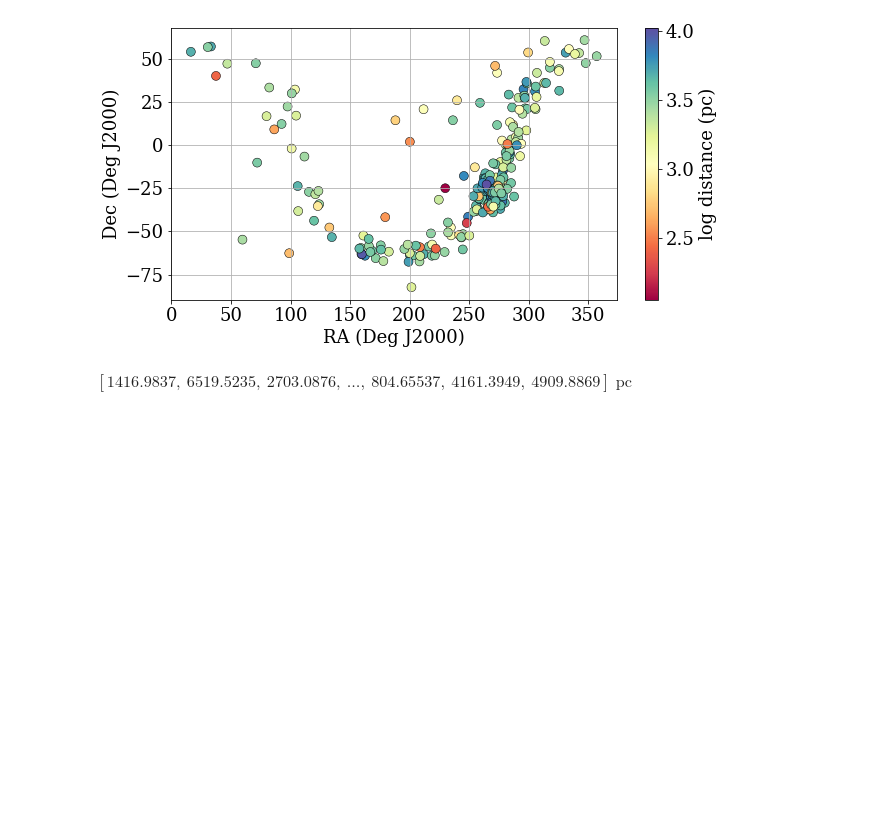
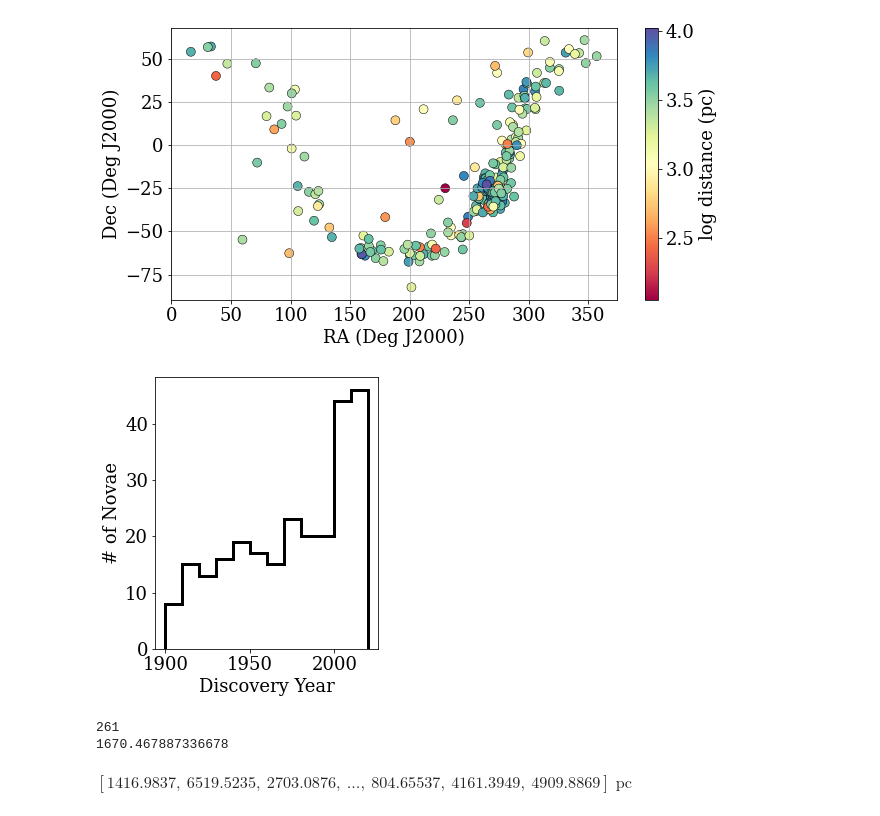
Before and after one commit to jradavenport/daen, a Jupyter notebook: code/Novae_Prep.ipynb, the cells around one changed output. Saved outputs shown, nothing was run; the diff lists cells and outputs as text; code cells hidden in the pictures; blank space fills up the shorter version.

```diff
--- a/code/Novae_Prep.ipynb
+++ b/code/Novae_Prep.ipynb
@@ -91,6 +89,20 @@ cb.set_label('log distance (pc)')
 plt.grid(True)
 # %% [output]
 [figure]
+# %%
+plt.figure(figsize=(4,5))
+_ = plt.hist(tt.byear, bins=np.arange(1900,2030,10), histtype='step', lw=3, color='k')
+plt.xlabel('Discovery Year')
+plt.ylabel('# of Novae')
+plt.savefig('novae_year.pdf', dpi=150, bbox_inches='tight', pad_inches=0.25)
+# %% [output]
+[figure, added]
+# %%
+print(sum(tt.byear >= 1900))
+print(min(tt.byear))
+# %% [output]
+261
+1670.467887336678
 # %%
 cc.distance
 # %% [output]
```
Also changed, not shown: parts of 2 cells of this notebook, 2 other files.
